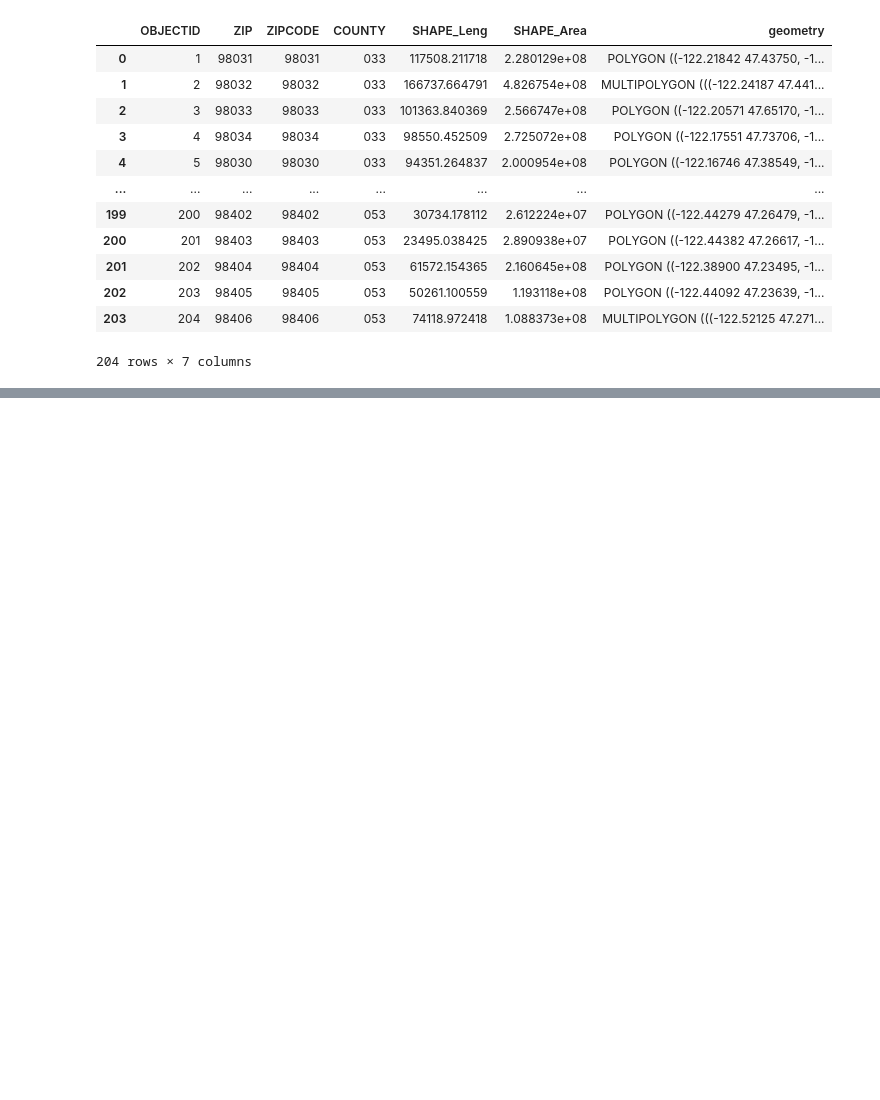
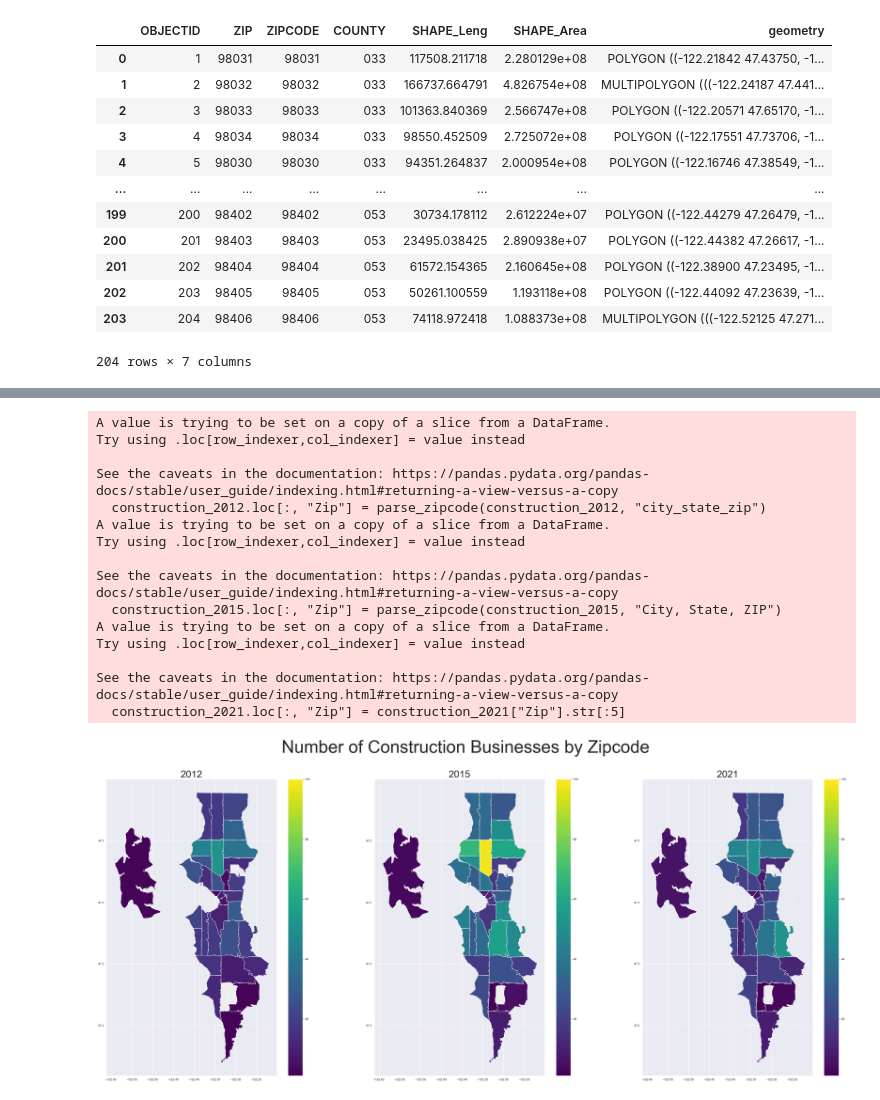
Before and after one commit to Krocketeer/HCDE410-Final-Project, a Jupyter notebook: main.ipynb, the cells around one changed output, grey strips where cells are left out. Saved outputs shown, nothing was run; the diff lists cells and outputs as text; code cells hidden in the pictures; blank space fills up the shorter version.

```diff
--- a/main.ipynb
+++ b/main.ipynb
@@ -449,0 +450,62 @@ plt.show()
+# %%
+def filter_naics(data, naics):
+    """
+    Takes a Pandas Dataframe and filters it to only show naics
+    :param data: Pandas Dataframe with NAICS data
+    :return: Pandas Dataframe
+    """
+    is_naics = data["NAICS"] == naics
+    return data[is_naics]
+# %%
+# Construction data for each year
+construction_2012 = filter_naics(license_2012, 236115)
+construction_2015 = filter_naics(license_2015, 236115)
+construction_2021 = filter_naics(license_2021, 236115)
+
+# Add a zipcode column for each dataset
+construction_2012.loc[:, "Zip"] = parse_zipcode(construction_2012, "city_state_zip")
+construction_2015.loc[:, "Zip"] = parse_zipcode(construction_2015, "City, State, ZIP")
+construction_2021.loc[:, "Zip"] = construction_2021["Zip"].str[:5]
+
+# Get the number of businesses per zipcode
+construction_zipcode_2012 = get_zipcode_counts(construction_2012, seattle_zipcode_data, seattle_zipcodes)
+construction_zipcode_2015 = get_zipcode_counts(construction_2015, seattle_zipcode_data, seattle_zipcodes)
+construction_zipcode_2021 = get_zipcode_counts(construction_2021, seattle_zipcode_data, seattle_zipcodes)
+
+# Plot the data
+fig, ax = plt.subplots(1, 3, figsize=(50, 20))
+fig.suptitle("Number of Construction Businesses by Zipcode", fontsize=64)
+
+seattle_plot = seattle_zipcode_data[seattle_zipcode_data["ZIP"].isin(seattle_zipcodes)]
+seattle_plot.plot(ax=ax[0], color="#EEEEEE")
+seattle_plot.plot(ax=ax[1], color="#EEEEEE")
+seattle_plot.plot(ax=ax[2], color="#EEEEEE")
+
+construction_zipcode_2012.plot(column="Count", legend=True, vmin=1, vmax=100, cmap="viridis", ax=ax[0])
+ax[0].set_title("2012", fontsize=36)
+
+construction_zipcode_2015.plot(column="Count", legend=True, vmin=1, vmax=100, cmap="viridis", ax=ax[1])
+ax[1].set_title("2015", fontsize=36)
+
+construction_zipcode_2021.plot(column="Count", legend=True, vmin=1, vmax=100, cmap="viridis", ax=ax[2])
+ax[2].set_title("2021", fontsize=36)
+
+plt.savefig("figures/construction_businesses_per_zipcode.png", bbox_inches="tight")
+plt.show()
+# %% [output]
+A value is trying to be set on a copy of a slice from a DataFrame.
+Try using .loc[row_indexer,col_indexer] = value instead
+
+See the caveats in the documentation: https://pandas.pydata.org/pandas-docs/stable/user_guide/indexing.html#returning-a-view-versus-a-copy
+  construction_2012.loc[:, "Zip"] = parse_zipcode(construction_2012, "city_state_zip")
+A value is trying to be set on a copy of a slice from a DataFrame.
+Try using .loc[row_indexer,col_indexer] = value instead
+
+See the caveats in the documentation: https://pandas.pydata.org/pandas-docs/stable/user_guide/indexing.html#returning-a-view-versus-a-copy
+  construction_2015.loc[:, "Zip"] = parse_zipcode(construction_2015, "City, State, ZIP")
+A value is trying to be set on a copy of a slice from a DataFrame.
+Try using .loc[row_indexer,col_indexer] = value instead
+
+See the caveats in the documentation: https://pandas.pydata.org/pandas-docs/stable/user_guide/indexing.html#returning-a-view-versus-a-copy
+  construction_2021.loc[:, "Zip"] = construction_2021["Zip"].str[:5]
+[figure, added]
```
Also changed, not shown: parts of 8 cells of this notebook, 7 other files.
